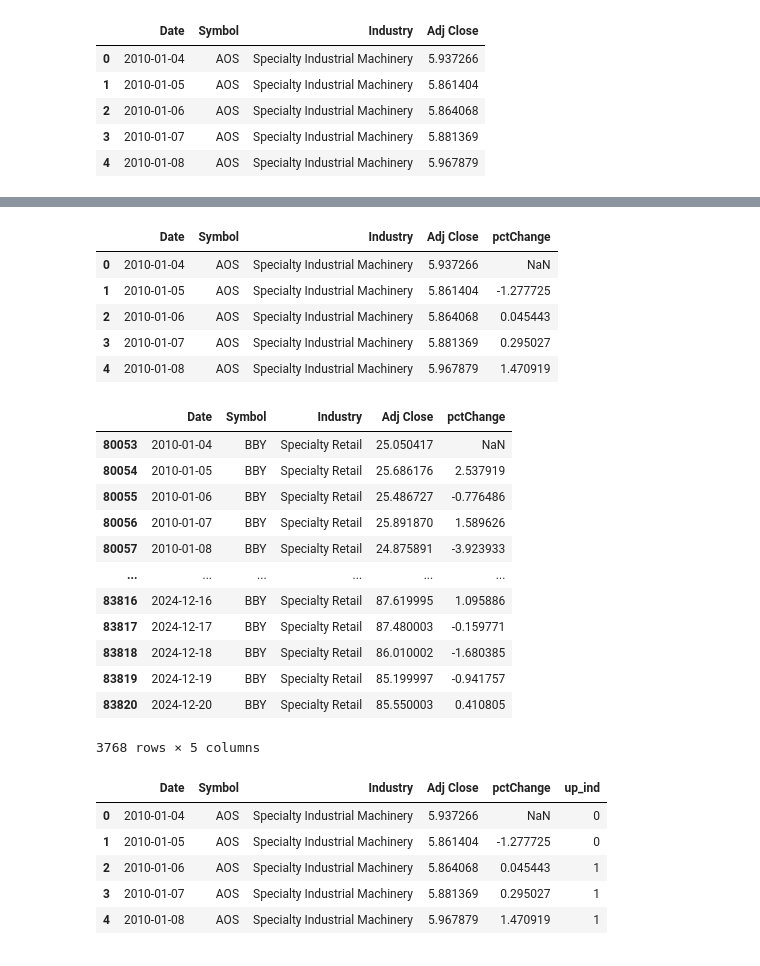
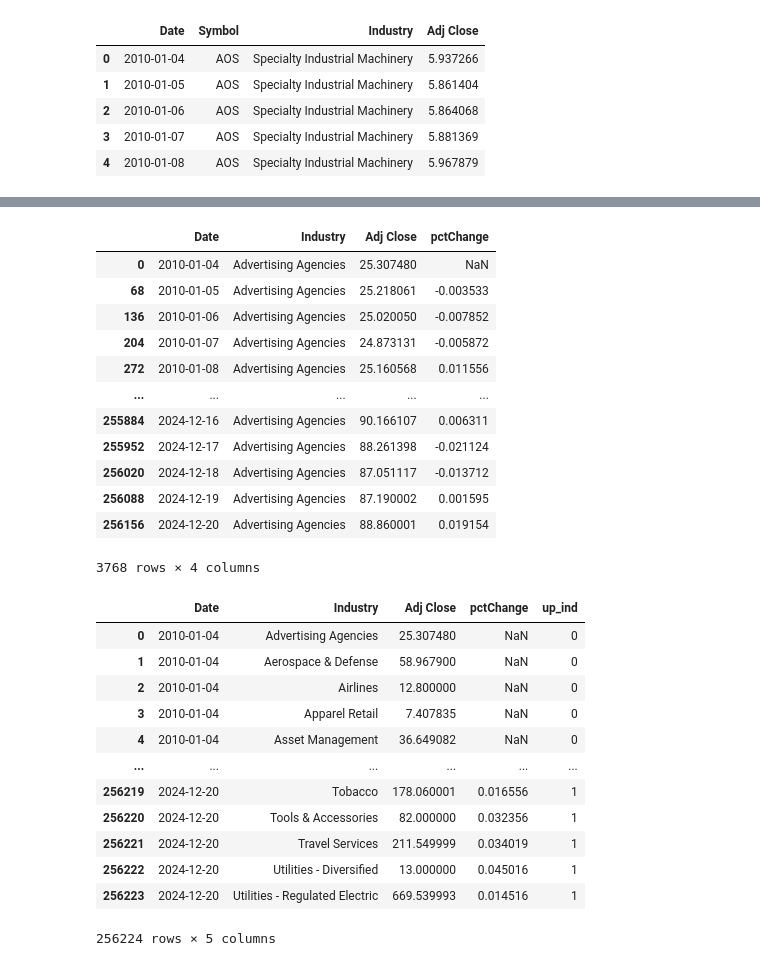
Before and after one commit to wbrannock/stocksdata, a Jupyter notebook: data_creation.ipynb, the cells around one changed output, grey strips where cells are left out. Cells and saved outputs as stored; diff of their text form; code cells hidden in the pictures.

```diff
--- a/data_creation.ipynb
+++ b/data_creation.ipynb
@@ -107,5 +88,5 @@ Name: count, dtype: int64
 # %%
-df = df[['Date', 'Symbol', 'Industry', 'Adj Close']]
+df = valued_stocks[['Date', 'Symbol', 'Industry', 'Adj Close']]
 df.head()
 # %% [output]
 |  | Date | Symbol | Industry | Adj Close |
@@ -156,0 +117,4 @@ Name: Symbol, Length: 1916, dtype: object
+# %%
+df = df.groupby(['Date', 'Industry']).sum(['Adj Close'])
+# %%
+df.reset_index(inplace=True)
@@ -157,2 +137,4 @@ Name: Symbol, Length: 1916, dtype: object
 # %%
-df['pctChange'] = df.groupby('Symbol')['Adj Close'].pct_change() * 100
+df['pctChange'] = df.groupby('Industry')['Adj Close'].pct_change()
+
+df
@@ -159,35 +155,34 @@ df['pctChange'] = df.groupby('Symbol')['Adj Close'].pct_change() * 100
-# %%
-df.head()
-# %% [output]
-|  | Date | Symbol | Industry | Adj Close | pctChange |
-| 0 | 2010-01-04 | AOS | Specialty Industrial Machinery | 5.937266 | NaN |
-| 1 | 2010-01-05 | AOS | Specialty Industrial Machinery | 5.861404 | -1.277725 |
-| 2 | 2010-01-06 | AOS | Specialty Industrial Machinery | 5.864068 | 0.045443 |
-| 3 | 2010-01-07 | AOS | Specialty Industrial Machinery | 5.881369 | 0.295027 |
-| 4 | 2010-01-08 | AOS | Specialty Industrial Machinery | 5.967879 | 1.470919 |
 # %%
-df.loc[df['Symbol'] == 'BBY']
+df.loc[df['Industry'] == 'Advertising Agencies']
 # %% [output]
-|  | Date | Symbol | Industry | Adj Close | pctChange |
-| 80053 | 2010-01-04 | BBY | Specialty Retail | 25.050417 | NaN |
-| 80054 | 2010-01-05 | BBY | Specialty Retail | 25.686176 | 2.537919 |
-| 80055 | 2010-01-06 | BBY | Specialty Retail | 25.486727 | -0.776486 |
-| 80056 | 2010-01-07 | BBY | Specialty Retail | 25.891870 | 1.589626 |
-| 80057 | 2010-01-08 | BBY | Specialty Retail | 24.875891 | -3.923933 |
-| ... | ... | ... | ... | ... | ... |
-| 83816 | 2024-12-16 | BBY | Specialty Retail | 87.619995 | 1.095886 |
-| 83817 | 2024-12-17 | BBY | Specialty Retail | 87.480003 | -0.159771 |
-| 83818 | 2024-12-18 | BBY | Specialty Retail | 86.010002 | -1.680385 |
-| 83819 | 2024-12-19 | BBY | Specialty Retail | 85.199997 | -0.941757 |
-| 83820 | 2024-12-20 | BBY | Specialty Retail | 85.550003 | 0.410805 |
+|  | Date | Industry | Adj Close | pctChange |
+| 0 | 2010-01-04 | Advertising Agencies | 25.307480 | NaN |
+| 68 | 2010-01-05 | Advertising Agencies | 25.218061 | -0.003533 |
+| 136 | 2010-01-06 | Advertising Agencies | 25.020050 | -0.007852 |
+| 204 | 2010-01-07 | Advertising Agencies | 24.873131 | -0.005872 |
+| 272 | 2010-01-08 | Advertising Agencies | 25.160568 | 0.011556 |
+| ... | ... | ... | ... | ... |
+| 255884 | 2024-12-16 | Advertising Agencies | 90.166107 | 0.006311 |
+| 255952 | 2024-12-17 | Advertising Agencies | 88.261398 | -0.021124 |
+| 256020 | 2024-12-18 | Advertising Agencies | 87.051117 | -0.013712 |
+| 256088 | 2024-12-19 | Advertising Agencies | 87.190002 | 0.001595 |
+| 256156 | 2024-12-20 | Advertising Agencies | 88.860001 | 0.019154 |
-3768 rows × 5 columns
+3768 rows × 4 columns
 # %%
-df["up_ind"] = (df["pctChange"] > 0).astype(int)
-df.head()
+df['up_ind'] = (df['pctChange'] > 0).astype(int)
+
+df
 # %% [output]
-|  | Date | Symbol | Industry | Adj Close | pctChange | up_ind |
-| 0 | 2010-01-04 | AOS | Specialty Industrial Machinery | 5.937266 | NaN | 0 |
-| 1 | 2010-01-05 | AOS | Specialty Industrial Machinery | 5.861404 | -1.277725 | 0 |
-| 2 | 2010-01-06 | AOS | Specialty Industrial Machinery | 5.864068 | 0.045443 | 1 |
-| 3 | 2010-01-07 | AOS | Specialty Industrial Machinery | 5.881369 | 0.295027 | 1 |
-| 4 | 2010-01-08 | AOS | Specialty Industrial Machinery | 5.967879 | 1.470919 | 1 |
+|  | Date | Industry | Adj Close | pctChange | up_ind |
+| 0 | 2010-01-04 | Advertising Agencies | 25.307480 | NaN | 0 |
+| 1 | 2010-01-04 | Aerospace & Defense | 58.967900 | NaN | 0 |
+| 2 | 2010-01-04 | Airlines | 12.800000 | NaN | 0 |
+| 3 | 2010-01-04 | Apparel Retail | 7.407835 | NaN | 0 |
+| 4 | 2010-01-04 | Asset Management | 36.649082 | NaN | 0 |
+| ... | ... | ... | ... | ... | ... |
+| 256219 | 2024-12-20 | Tobacco | 178.060001 | 0.016556 | 1 |
+| 256220 | 2024-12-20 | Tools & Accessories | 82.000000 | 0.032356 | 1 |
+| 256221 | 2024-12-20 | Travel Services | 211.549999 | 0.034019 | 1 |
+| 256222 | 2024-12-20 | Utilities - Diversified | 13.000000 | 0.045016 | 1 |
+| 256223 | 2024-12-20 | Utilities - Regulated Electric | 669.539993 | 0.014516 | 1 |
+256224 rows × 5 columns
```
Also changed, not shown: parts of 14 cells of this notebook, 1 other file.
